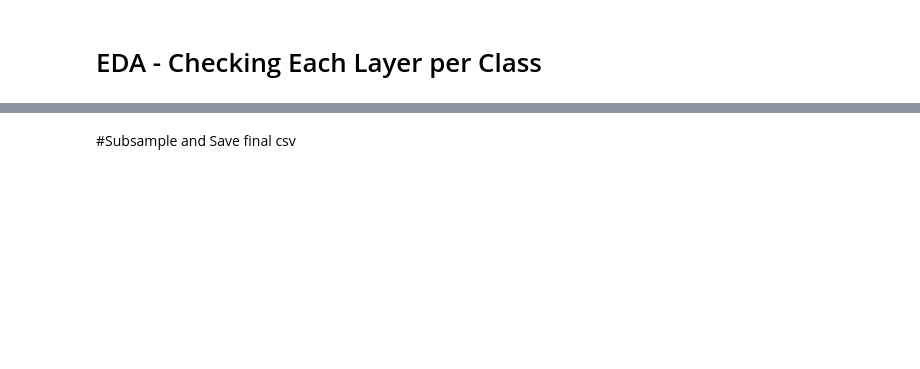
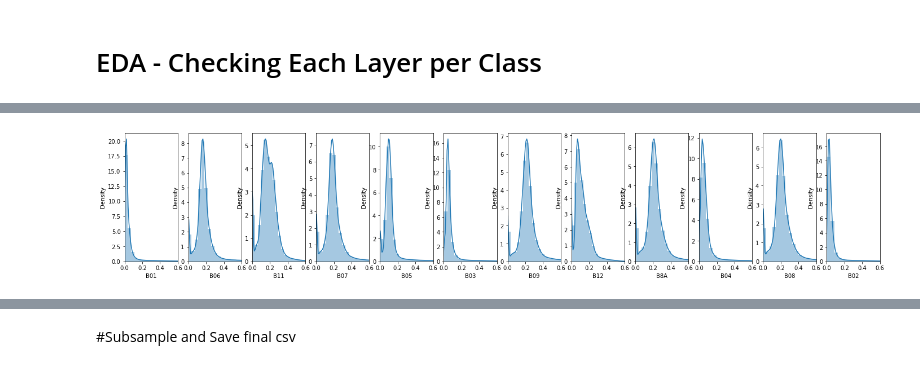
Before and after one commit to MudSnail/Land_Cover_Classification, a Jupyter notebook: EDA.ipynb, the cells around one changed output, grey strips where cells are left out. Cells and saved outputs as stored; diff of their text form; code cells hidden in the pictures; blank space fills up the shorter version.

```diff
--- a/EDA.ipynb
+++ b/EDA.ipynb
@@ -128,5 +130,7 @@ plot_class_distributions(1, 0, 0.4)
 # %%
 #Check skewness of Class 2
-plot_class_distributions(2, 0, 0.5)
+plot_class_distributions(2,0,0.6)
+# %% [output]
+[figure, added]
 # %%
 #Check skewness of Class 5
```
Also changed, not shown: parts of 23 cells of this notebook.
